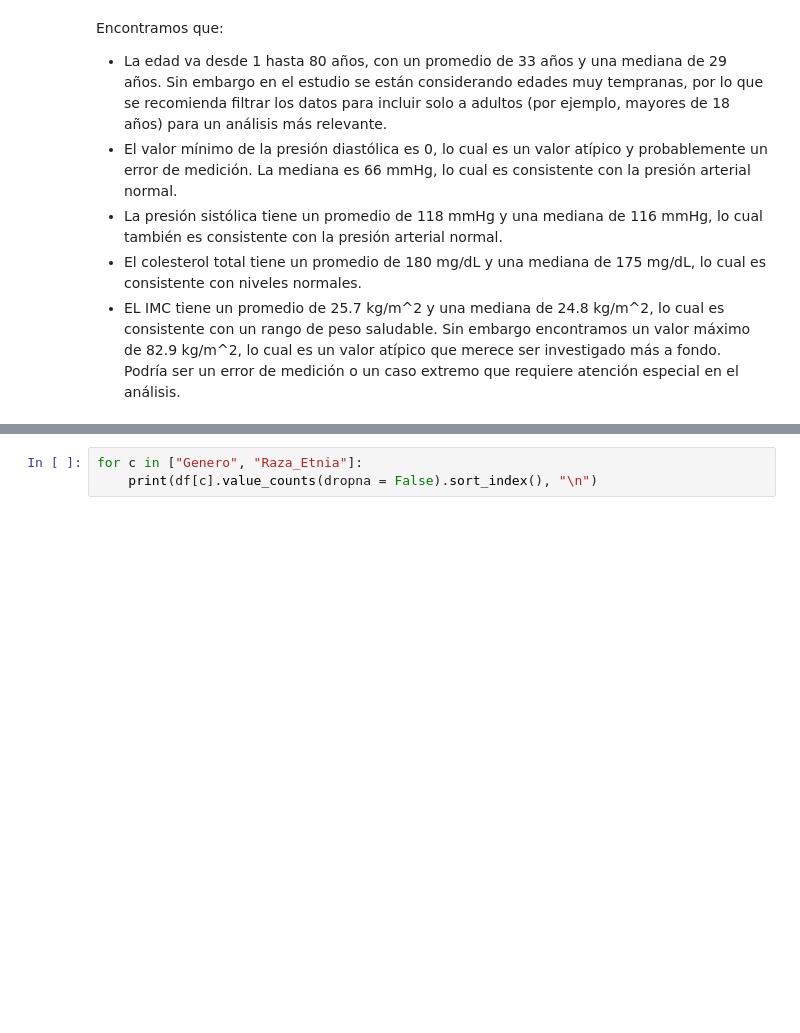
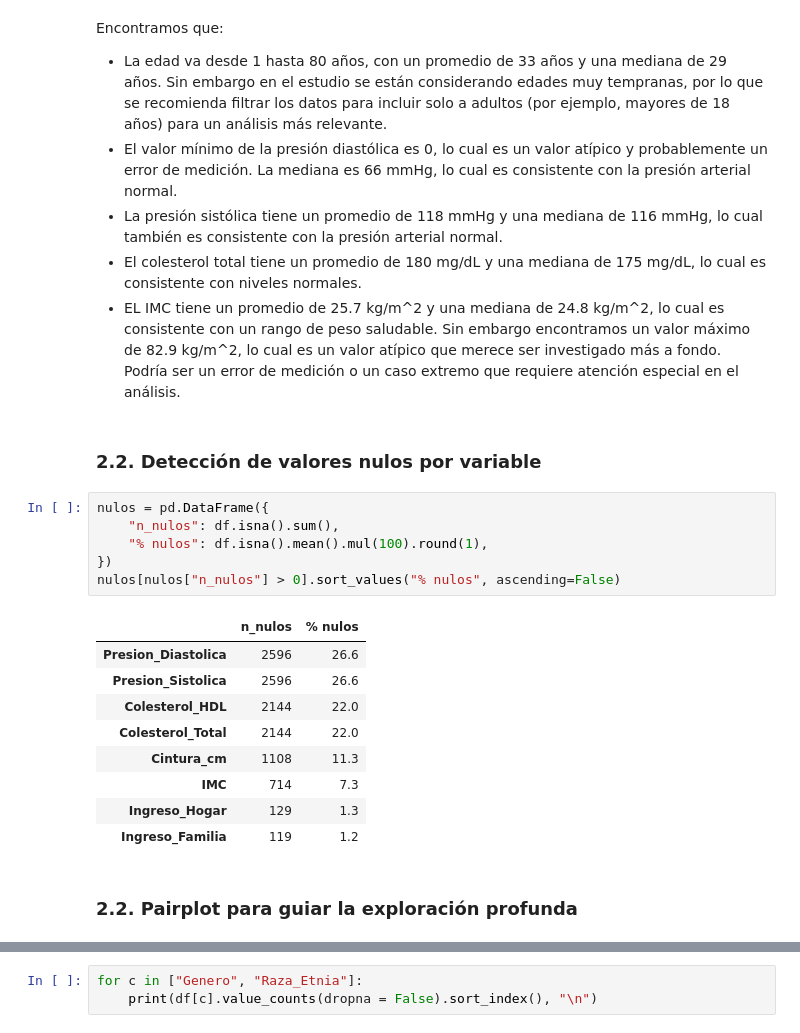
Before and after one commit to Alixguti9620/MIAD-DSA-Metabolic-Health-Explorer, a Jupyter notebook: scripts/06_Exploracion_complementaria_nhanes.ipynb, the cells around one changed output, grey strips where cells are left out. Drawn from its saved outputs; the diff is of its cells as text; blank space fills up the shorter version.

```diff
--- a/scripts/06_Exploracion_complementaria_nhanes.ipynb
+++ b/scripts/06_Exploracion_complementaria_nhanes.ipynb
@@ -480,3 +503,23 @@ Encontramos que:
 - La presión sistólica tiene un promedio de 118 mmHg y una mediana de 116 mmHg, lo cual también es consistente con la presión arterial normal.
 - El colesterol total tiene un promedio de 180 mg/dL y una mediana de 175 mg/dL, lo cual es consistente con niveles normales.
 - EL IMC tiene un promedio de 25.7 kg/m^2 y una mediana de 24.8 kg/m^2, lo cual es consistente con un rango de peso saludable. Sin embargo encontramos un valor máximo de 82.9 kg/m^2, lo cual es un valor atípico que merece ser investigado más a fondo. Podría ser un error de medición o un caso extremo que requiere atención especial en el análisis.
+# %% [markdown]
+### **2.2. Detección de valores nulos por variable**
+# %%
+nulos = pd.DataFrame({
+    "n_nulos": df.isna().sum(),
+    "% nulos": df.isna().mean().mul(100).round(1),
+})
+nulos[nulos["n_nulos"] > 0].sort_values("% nulos", ascending=False)
+# %% [output]
+|  | n_nulos | % nulos |
+| Presion_Diastolica | 2596 | 26.6 |
+| Presion_Sistolica | 2596 | 26.6 |
+| Colesterol_HDL | 2144 | 22.0 |
+| Colesterol_Total | 2144 | 22.0 |
+| Cintura_cm | 1108 | 11.3 |
+| IMC | 714 | 7.3 |
+| Ingreso_Hogar | 129 | 1.3 |
+| Ingreso_Familia | 119 | 1.2 |
+# %% [markdown]
+### **2.2. Pairplot para guiar la exploración profunda**
```
Also changed, not shown: parts of 9 cells of this notebook.
